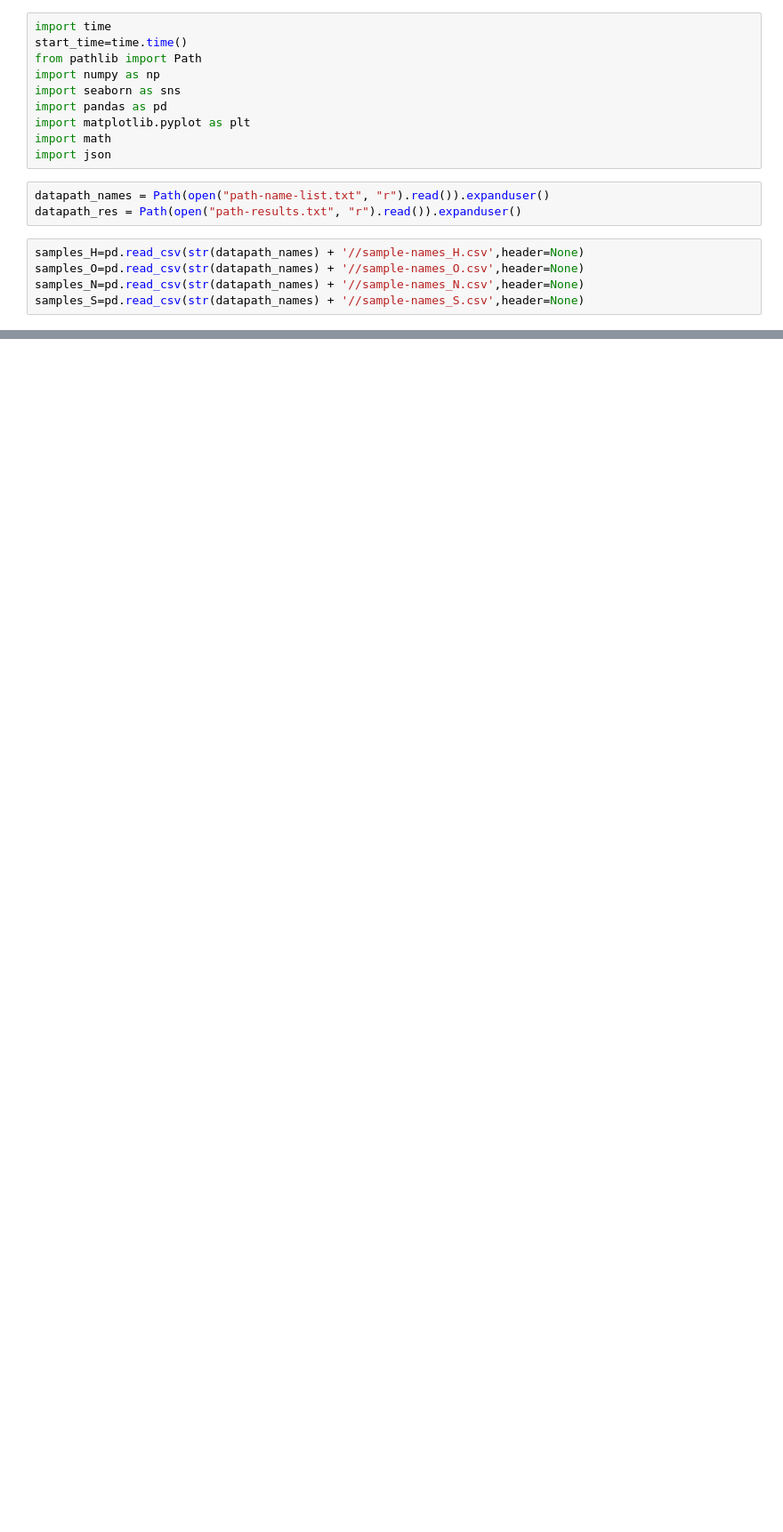
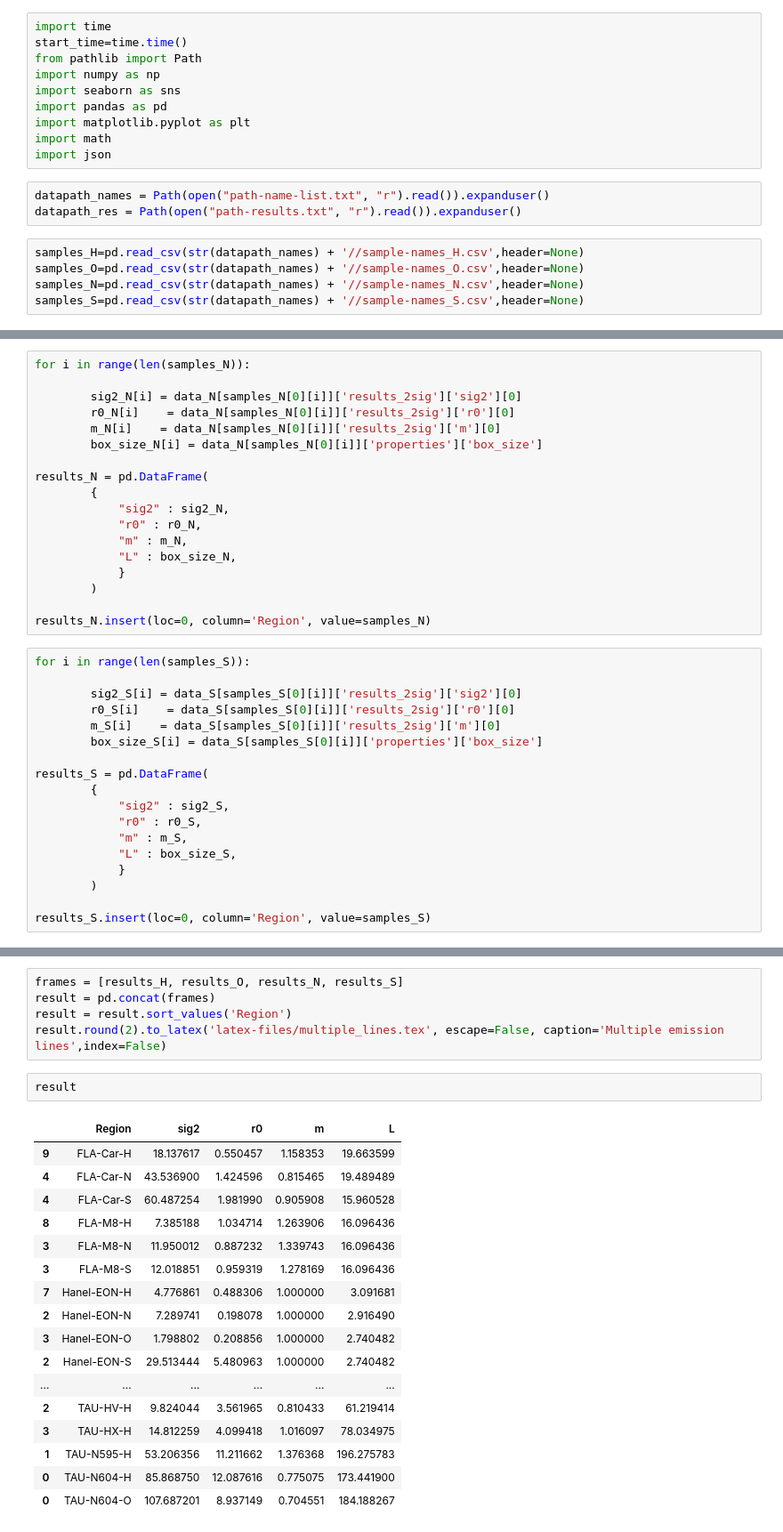
Before and after one commit to JavGVastro/PhD.Paper, a Jupyter notebook: analysis-results/results-compiler-v2_emission_lines.ipynb, the cells around one changed output, grey strips where cells are left out. Shown at 89% size. Drawn from its saved outputs; the diff is of its cells as text; blank space fills up the shorter version.

Commit message:
Multiple optical emission lines pdfs + maps

```diff
--- a/analysis-results/results-compiler-v2_emission_lines.ipynb
+++ b/analysis-results/results-compiler-v2_emission_lines.ipynb
@@ -55,0 +89,36 @@ samples_S
+# %%
+for i in range(len(samples_N)):
+
+        sig2_N[i] = data_N[samples_N[0][i]]['results_2sig']['sig2'][0]
+        r0_N[i]    = data_N[samples_N[0][i]]['results_2sig']['r0'][0]
+        m_N[i]    = data_N[samples_N[0][i]]['results_2sig']['m'][0]
+        box_size_N[i] = data_N[samples_N[0][i]]['properties']['box_size']
+
+results_N = pd.DataFrame(
+        {
+            "sig2" : sig2_N,
+            "r0" : r0_N,
+            "m" : m_N,
+            "L" : box_size_N,
+            }
+        )
+
+results_N.insert(loc=0, column='Region', value=samples_N)
+# %%
+for i in range(len(samples_S)):
+
+        sig2_S[i] = data_S[samples_S[0][i]]['results_2sig']['sig2'][0]
+        r0_S[i]    = data_S[samples_S[0][i]]['results_2sig']['r0'][0]
+        m_S[i]    = data_S[samples_S[0][i]]['results_2sig']['m'][0]
+        box_size_S[i] = data_S[samples_S[0][i]]['properties']['box_size']
+
+results_S = pd.DataFrame(
+        {
+            "sig2" : sig2_S,
+            "r0" : r0_S,
+            "m" : m_S,
+            "L" : box_size_S,
+            }
+        )
+
+results_S.insert(loc=0, column='Region', value=samples_S)
@@ -56,3 +145,28 @@ samples_S
+# %%
+frames = [results_H, results_O, results_N, results_S]
+result = pd.concat(frames)
+result = result.sort_values('Region')
+result.round(2).to_latex('latex-files/multiple_lines.tex', escape=False, caption='Multiple emission lines',index=False)
+# %%
+result
+# %% [output]
+|  | Region | sig2 | r0 | m | L |
+| 9 | FLA-Car-H | 18.137617 | 0.550457 | 1.158353 | 19.663599 |
+| 4 | FLA-Car-N | 43.536900 | 1.424596 | 0.815465 | 19.489489 |
+| 4 | FLA-Car-S | 60.487254 | 1.981990 | 0.905908 | 15.960528 |
+| 8 | FLA-M8-H | 7.385188 | 1.034714 | 1.263906 | 16.096436 |
+| 3 | FLA-M8-N | 11.950012 | 0.887232 | 1.339743 | 16.096436 |
+| 3 | FLA-M8-S | 12.018851 | 0.959319 | 1.278169 | 16.096436 |
+| 7 | Hanel-EON-H | 4.776861 | 0.488306 | 1.000000 | 3.091681 |
+| 2 | Hanel-EON-N | 7.289741 | 0.198078 | 1.000000 | 2.916490 |
+| 3 | Hanel-EON-O | 1.798802 | 0.208856 | 1.000000 | 2.740482 |
+| 2 | Hanel-EON-S | 29.513444 | 5.480963 | 1.000000 | 2.740482 |
+| ... | ... | ... | ... | ... | ... |
+| 2 | TAU-HV-H | 9.824044 | 3.561965 | 0.810433 | 61.219414 |
+| 3 | TAU-HX-H | 14.812259 | 4.099418 | 1.016097 | 78.034975 |
+| 1 | TAU-N595-H | 53.206356 | 11.211662 | 1.376368 | 196.275783 |
+| 0 | TAU-N604-H | 85.868750 | 12.087616 | 0.775075 | 173.441900 |
+| 0 | TAU-N604-O | 107.687201 | 8.937149 | 0.704551 | 184.188267 |
 # %%
 sns.set_context("talk", font_scale=1.2)
 fig, ax = plt.subplots(figsize = (8,8))
```
Also changed, not shown: parts of 9 cells of this notebook, 41 other files.
